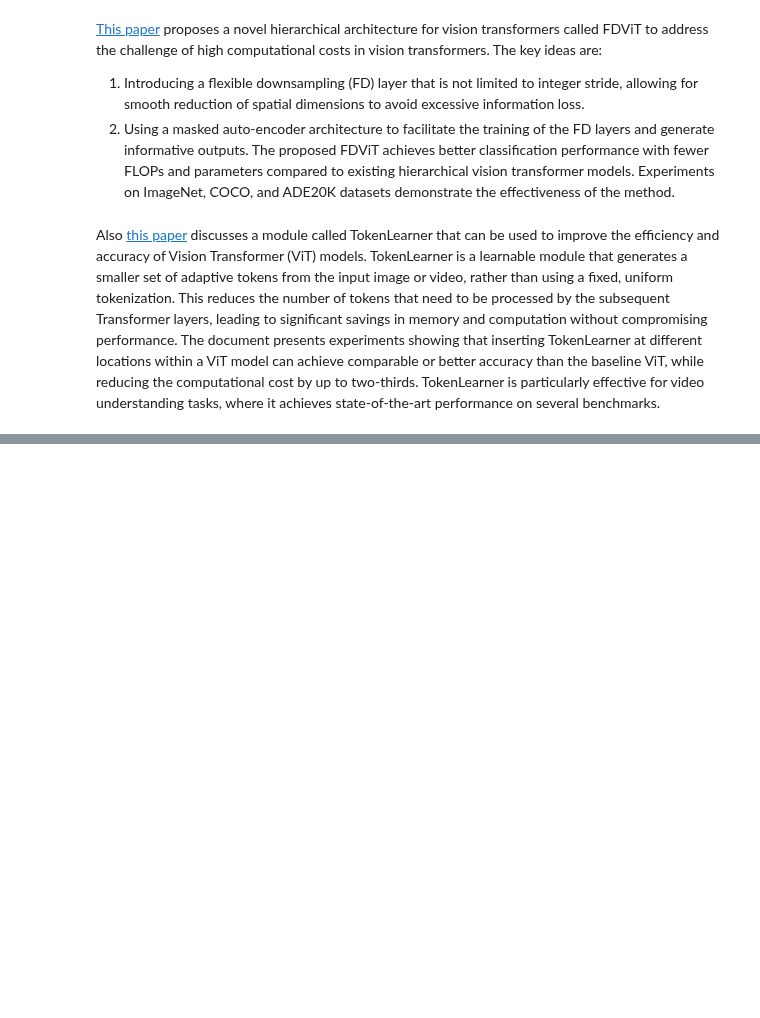
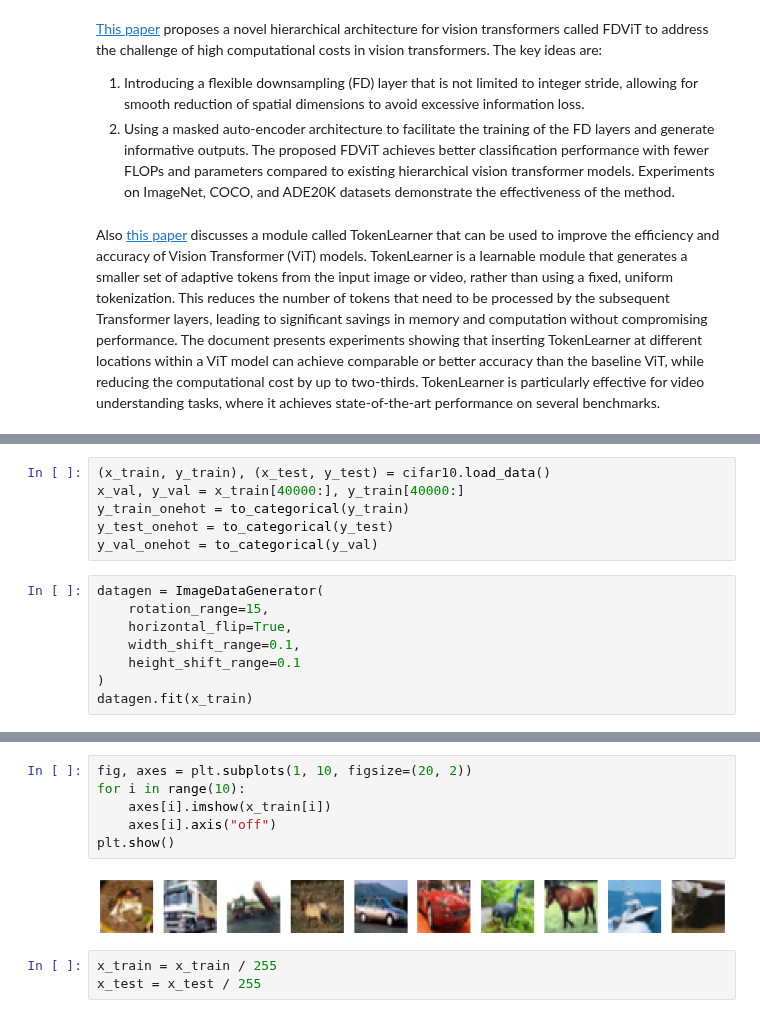
Before and after one commit to Shahriar-0/Neural-Networks-and-Deep-Learning-Course-Projects-S2024, a Jupyter notebook: HW5-Transformers/src/ImageClassification.ipynb, the cells around one changed output, grey strips where cells are left out. Saved outputs shown, nothing was run; the diff lists cells and outputs as text; blank space fills up the shorter version.

```diff
--- a/HW5-Transformers/src/ImageClassification.ipynb
+++ b/HW5-Transformers/src/ImageClassification.ipynb
@@ -46,0 +94,14 @@ Also [this paper](https://research.google/blog/improving-vision-transformer-effi
+# %%
+(x_train, y_train), (x_test, y_test) = cifar10.load_data()
+x_val, y_val = x_train[40000:], y_train[40000:]
+y_train_onehot = to_categorical(y_train)
+y_test_onehot = to_categorical(y_test)
+y_val_onehot = to_categorical(y_val)
+# %%
+datagen = ImageDataGenerator(
+    rotation_range=15,
+    horizontal_flip=True,
+    width_shift_range=0.1,
+    height_shift_range=0.1
+)
+datagen.fit(x_train)
@@ -46,0 +122,11 @@ Also [this paper](https://research.google/blog/improving-vision-transformer-effi
+# %%
+fig, axes = plt.subplots(1, 10, figsize=(20, 2))
+for i in range(10):
+    axes[i].imshow(x_train[i])
+    axes[i].axis("off")
+plt.show()
+# %% [output]
+[figure, added]
+# %%
+x_train = x_train / 255
+x_test = x_test / 255
```
Also changed, not shown: parts of 27 cells of this notebook.
